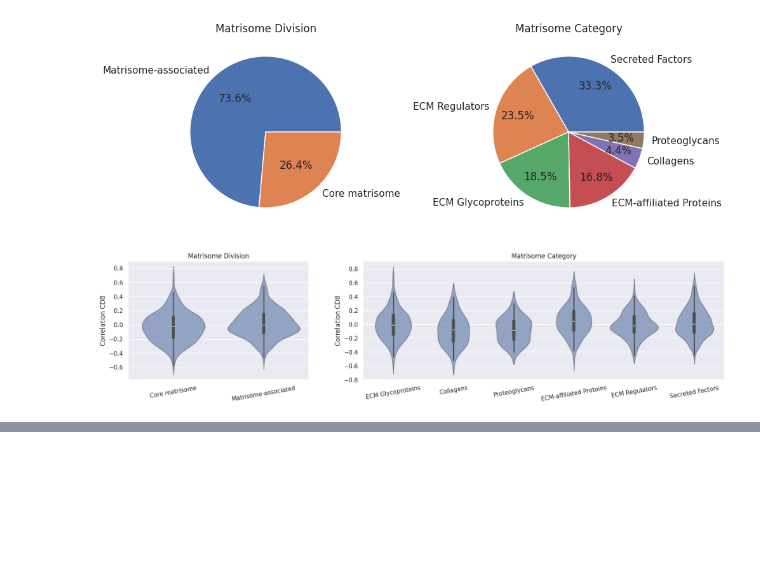
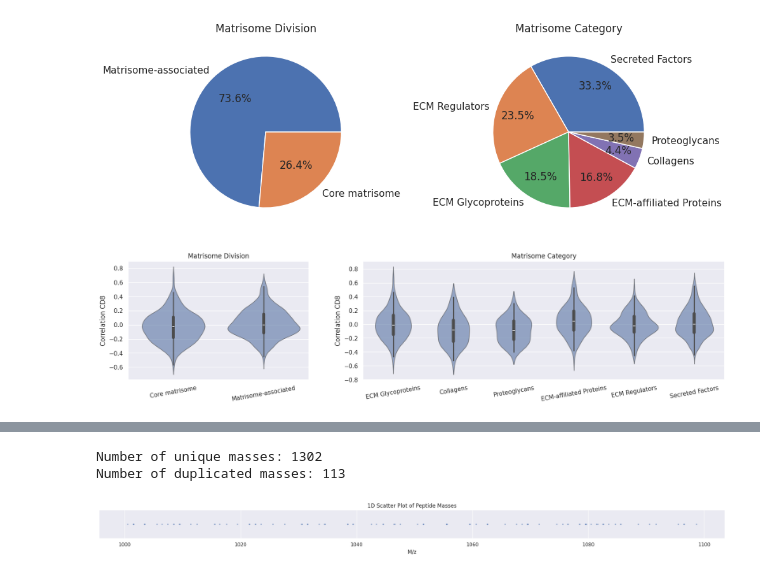
Before and after one commit to GeNeHetX/MSI-RNA, a Jupyter notebook: rna_ihc_correlations.ipynb, the cells around one changed output, grey strips where cells are left out. Drawn from its saved outputs; the diff is of its cells as text; code cells hidden in the pictures; blank space fills up the shorter version.

```diff
--- a/rna_ihc_correlations.ipynb
+++ b/rna_ihc_correlations.ipynb
@@ -152,0 +188,27 @@ Protein: FNDC1_HUMAN
+# %%
+# pool the peptide masses of all the proteins with number of peptides < 100
+masses_pool = np.concatenate([mass for mass in masses if len(mass) < 100])
+
+# Sort the masses pool
+masses_pool = np.sort(masses_pool)
+
+# Build a reference of unique masses
+unique_masses = np.unique(masses_pool)
+
+print(f"Number of unique masses: {unique_masses.shape[0]}")
+print(f"Number of duplicated masses: {masses_pool.shape[0] - unique_masses.shape[0]}")
+# %% [output]
+Number of unique masses: 1302
+Number of duplicated masses: 113
+# %%
+# Sample array of masses
+masses_sample = masses_pool[(masses_pool > 1000) & (masses_pool < 1100)]
+
+plt.figure(figsize=(20, 2), tight_layout=True)
+plt.scatter(masses_sample, [0]*len(masses_sample), s=5, alpha=0.4)
+plt.xlabel("M/z")
+plt.title("1D Scatter Plot of Peptide Masses")
+plt.yticks([])
+plt.show()
+# %% [output]
+[figure, added]
```
Also changed, not shown: parts of 8 cells of this notebook.
